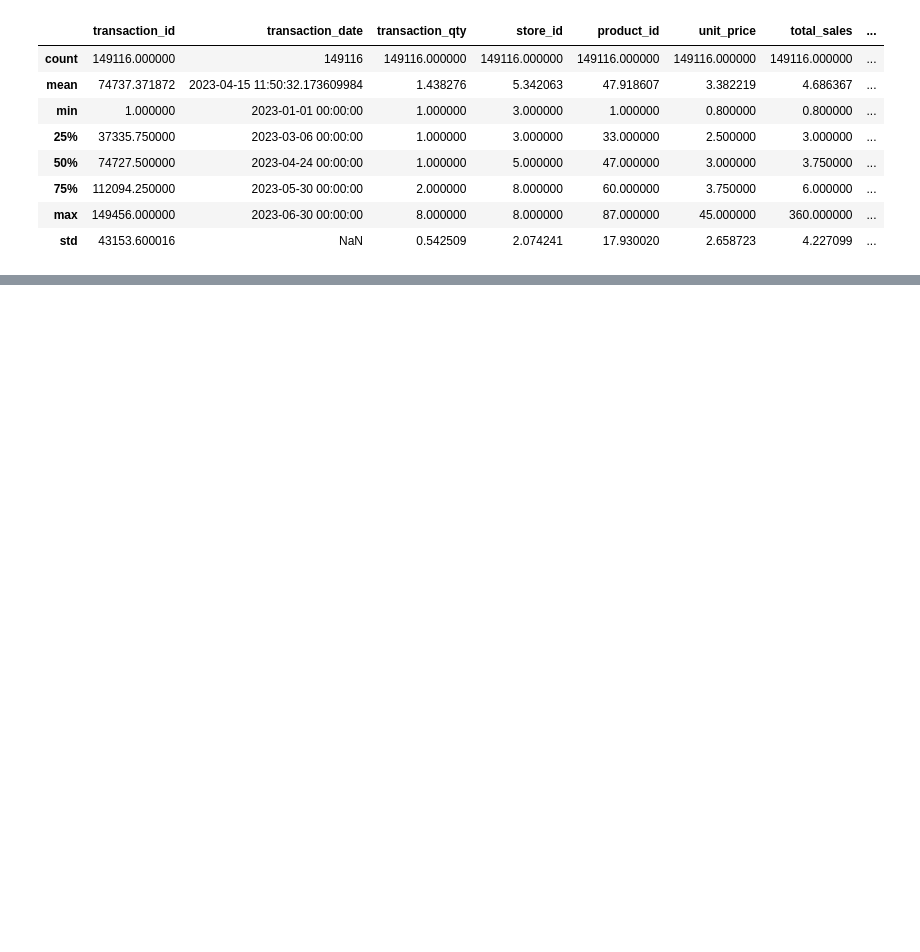
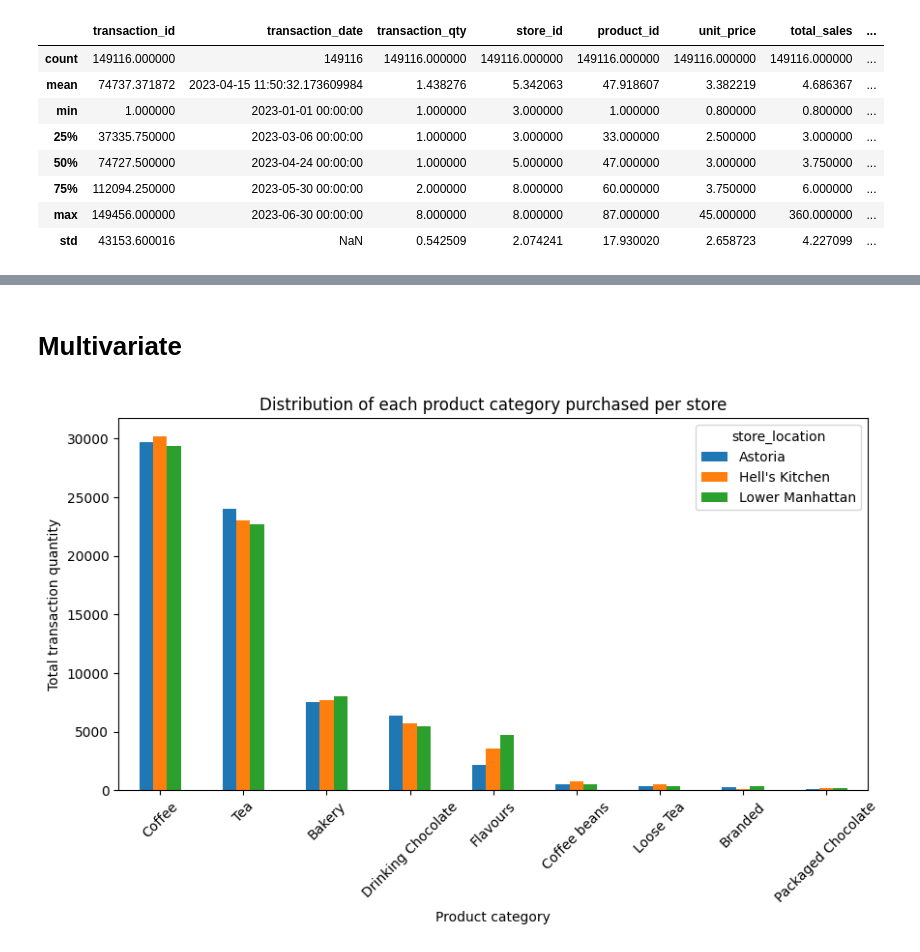
Before and after one commit to Darshan922000/Capstone-2, a Jupyter notebook: Notebook/VJ_EDA.ipynb, the cells around one changed output, grey strips where cells are left out. Saved outputs shown, nothing was run; the diff lists cells and outputs as text; code cells hidden in the pictures; blank space fills up the shorter version.

```diff
--- a/Notebook/VJ_EDA.ipynb
+++ b/Notebook/VJ_EDA.ipynb
@@ -205,0 +240,16 @@ df.describe()
+# %% [markdown]
+# Multivariate
+# %%
+pivoted = df.pivot_table(index = 'product_category', columns='store_location', values='transaction_qty', aggfunc = 'sum')
+pivoted['Total'] =  pivoted.sum(axis = 1)
+pivoted.sort_values(by='Total', ascending = False, inplace = True)
+pivoted.drop(columns = ['Total'], inplace = True)
+
+pivoted.plot(kind='bar', figsize = (10,5))
+plt.xticks(rotation = 45)
+plt.xlabel('Product category')
+plt.ylabel('Total transaction quantity')
+plt.title('Distribution of each product category purchased per store')
+plt.show()
+# %% [output]
+[figure, added]
```
Also changed, not shown: parts of 8 cells of this notebook.
